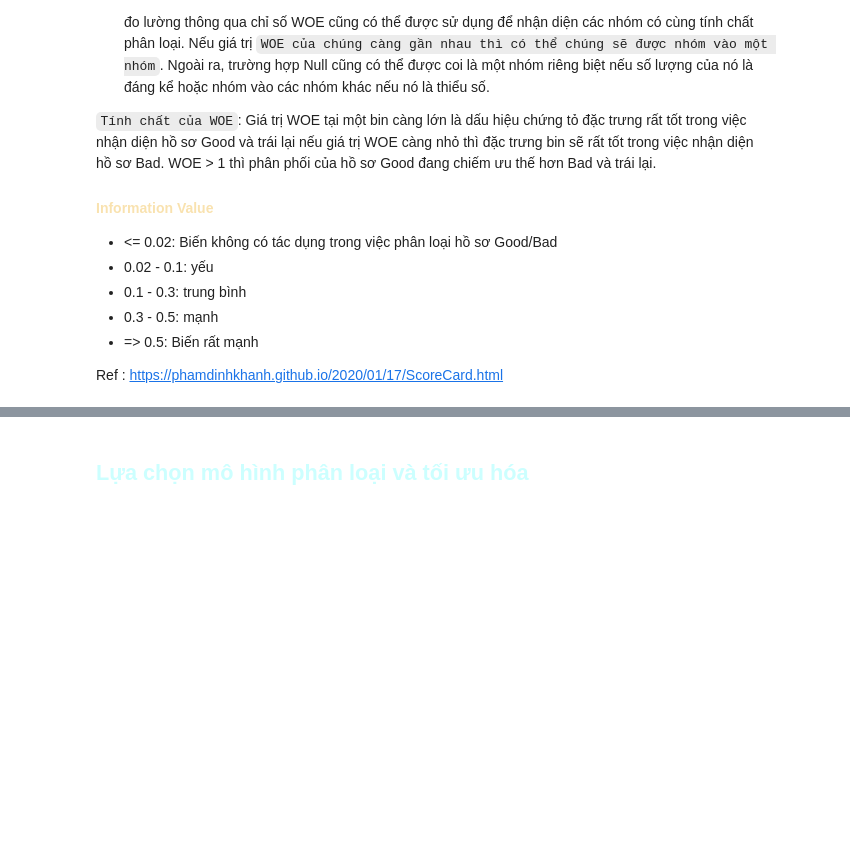
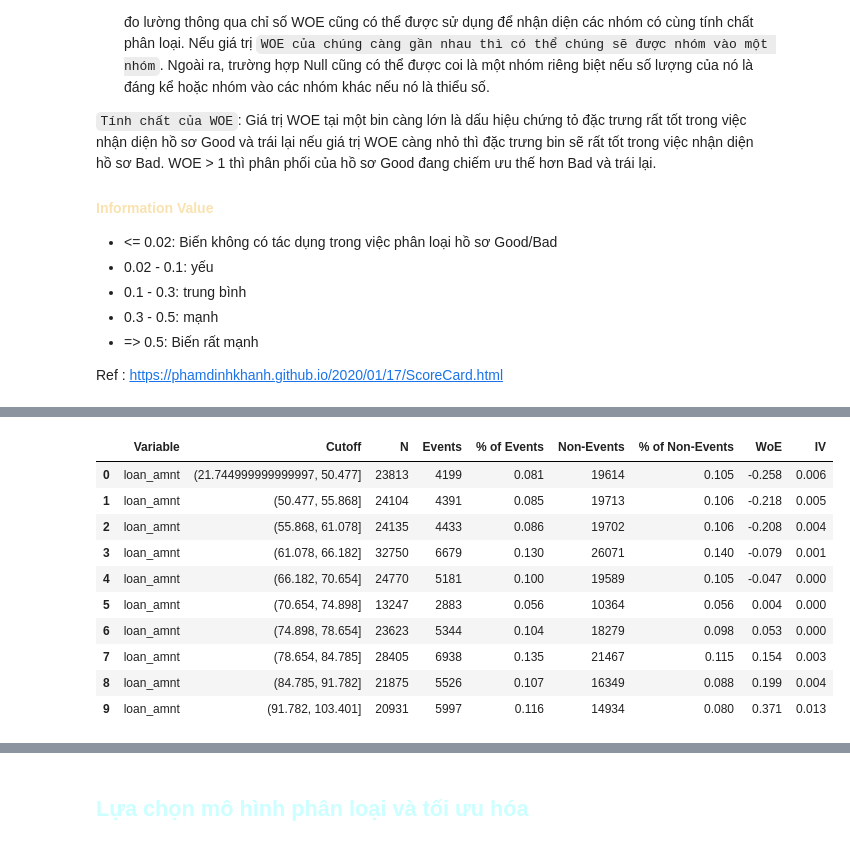
Before and after one commit to tnt305/Creditcard-default-prediction, a Jupyter notebook: Scorecard/Final credit_score_model.ipynb, the cells around one changed output, grey strips where cells are left out. Drawn from its saved outputs; the diff is of its cells as text; code cells hidden in the pictures; blank space fills up the shorter version.

```diff
--- a/Scorecard/Final credit_score_model.ipynb
+++ b/Scorecard/Final credit_score_model.ipynb
@@ -657,3 +697,18 @@ input_score = input.copy()
 woe = woe[(woe['Variable'] == 'loan_amnt') |(woe['Variable'] == 'term')| (woe['Variable'] == 'int_rate') |
           (woe['Variable'] == 'verification_status') |(woe['Variable'] == 'annual_inc') | (woe['Variable'] == 'grade') |
           (woe['Variable'] == 'purpose') | (woe['Variable'] == 'dti') | (woe['Variable'] == 'revol_util') |(woe['Variable'] == 'loan_issue_m')]
+# %%
+woe = woe.reset_index(drop = True)
+woe.head(10)
+# %% [output]
+|  | Variable | Cutoff | N | Events | % of Events | Non-Events | % of Non-Events | WoE | IV |
+| 0 | loan_amnt | (21.744999999999997, 50.477] | 23813 | 4199 | 0.081 | 19614 | 0.105 | -0.258 | 0.006 |
+| 1 | loan_amnt | (50.477, 55.868] | 24104 | 4391 | 0.085 | 19713 | 0.106 | -0.218 | 0.005 |
+| 2 | loan_amnt | (55.868, 61.078] | 24135 | 4433 | 0.086 | 19702 | 0.106 | -0.208 | 0.004 |
+| 3 | loan_amnt | (61.078, 66.182] | 32750 | 6679 | 0.130 | 26071 | 0.140 | -0.079 | 0.001 |
+| 4 | loan_amnt | (66.182, 70.654] | 24770 | 5181 | 0.100 | 19589 | 0.105 | -0.047 | 0.000 |
+| 5 | loan_amnt | (70.654, 74.898] | 13247 | 2883 | 0.056 | 10364 | 0.056 | 0.004 | 0.000 |
+| 6 | loan_amnt | (74.898, 78.654] | 23623 | 5344 | 0.104 | 18279 | 0.098 | 0.053 | 0.000 |
+| 7 | loan_amnt | (78.654, 84.785] | 28405 | 6938 | 0.135 | 21467 | 0.115 | 0.154 | 0.003 |
+| 8 | loan_amnt | (84.785, 91.782] | 21875 | 5526 | 0.107 | 16349 | 0.088 | 0.199 | 0.004 |
+| 9 | loan_amnt | (91.782, 103.401] | 20931 | 5997 | 0.116 | 14934 | 0.080 | 0.371 | 0.013 |
```
Also changed, not shown: parts of 24 cells of this notebook, 1 other file.
